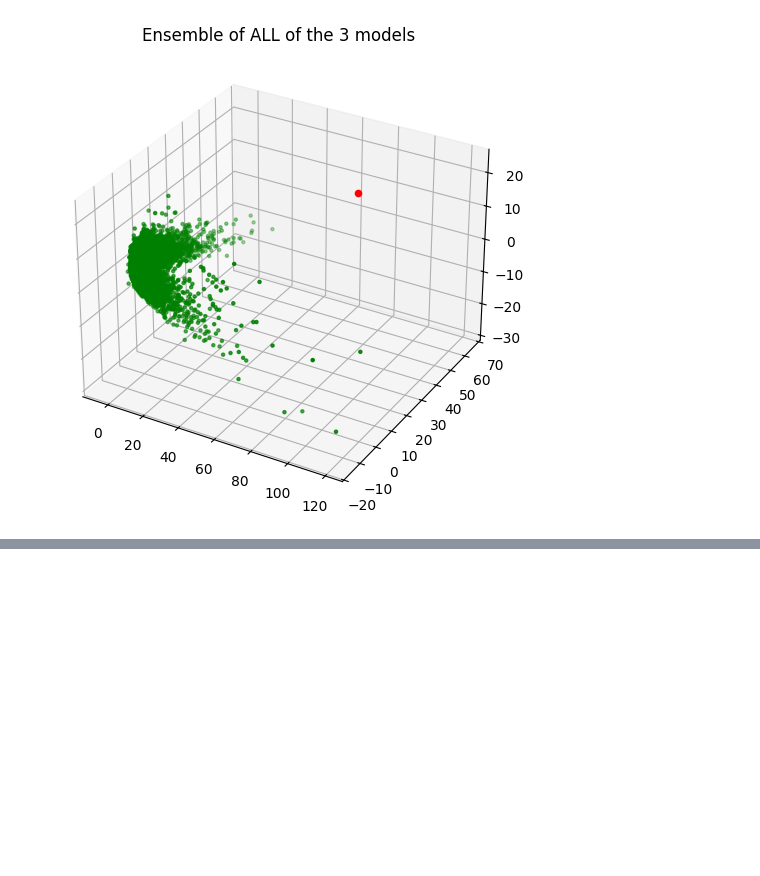
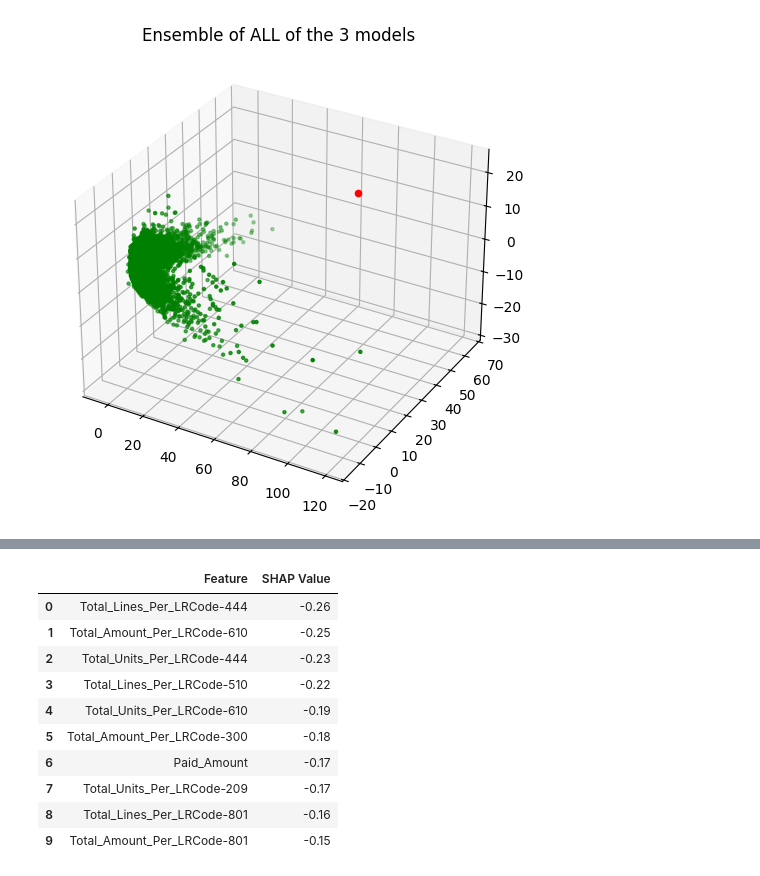
Before and after one commit to Rana-Banerjee/BloomValue, a Jupyter notebook: Bloom_Anomaly_detection.ipynb, the cells around one changed output, grey strips where cells are left out. Cells and saved outputs as stored; diff of their text form; code cells hidden in the pictures; blank space fills up the shorter version.

```diff
--- a/Bloom_Anomaly_detection.ipynb
+++ b/Bloom_Anomaly_detection.ipynb
@@ -1203,0 +1233,23 @@ original_data[Xpca.AllAnomal== 1]
+# %%
+anomaly_shap_values = shap_values[anom_row_id]
+abs_shap_values = np.abs(anomaly_shap_values.values)
+top_10_indices = np.argsort(abs_shap_values)[-10:][::-1]
+top_10_features = merged_data.columns[top_10_indices]
+top_10_shap_values = anomaly_shap_values.values[top_10_indices]
+top_10_df = pd.DataFrame({
+    'Feature': top_10_features,
+    'SHAP Value': top_10_shap_values
+})
+top_10_df
+# %% [output]
+|  | Feature | SHAP Value |
+| 0 | Total_Lines_Per_LRCode-444 | -0.26 |
+| 1 | Total_Amount_Per_LRCode-610 | -0.25 |
+| 2 | Total_Units_Per_LRCode-444 | -0.23 |
+| 3 | Total_Lines_Per_LRCode-510 | -0.22 |
+| 4 | Total_Units_Per_LRCode-610 | -0.19 |
+| 5 | Total_Amount_Per_LRCode-300 | -0.18 |
+| 6 | Paid_Amount | -0.17 |
+| 7 | Total_Units_Per_LRCode-209 | -0.17 |
+| 8 | Total_Lines_Per_LRCode-801 | -0.16 |
+| 9 | Total_Amount_Per_LRCode-801 | -0.15 |
```
Also changed, not shown: parts of 28 cells of this notebook.
